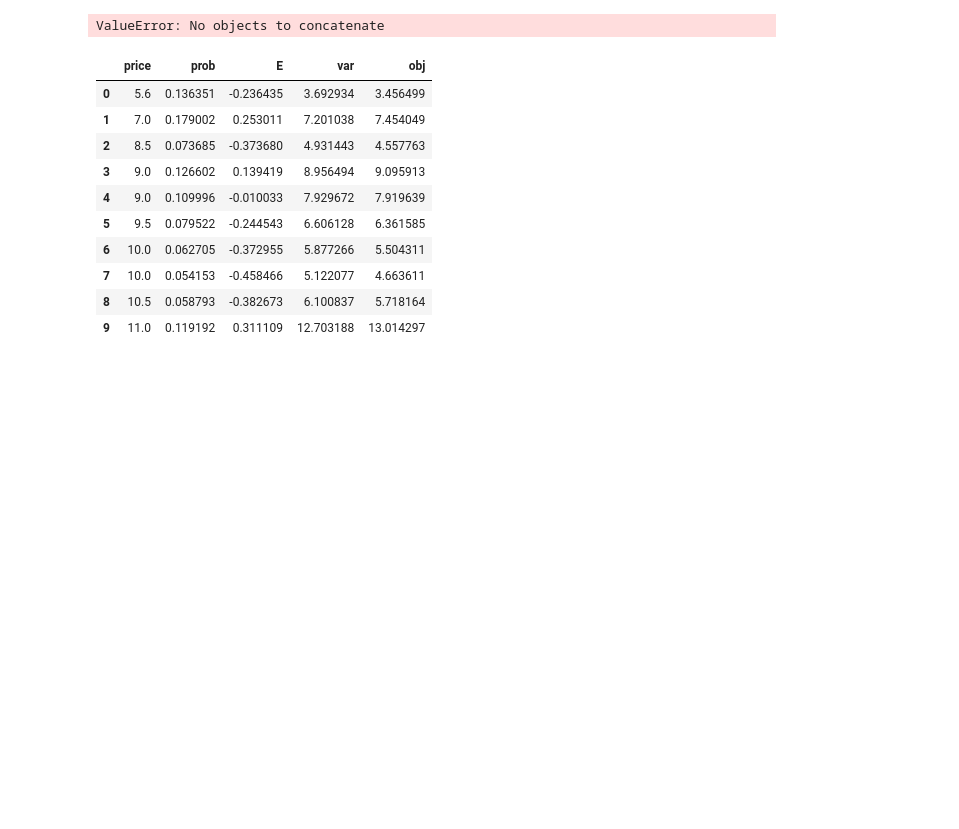
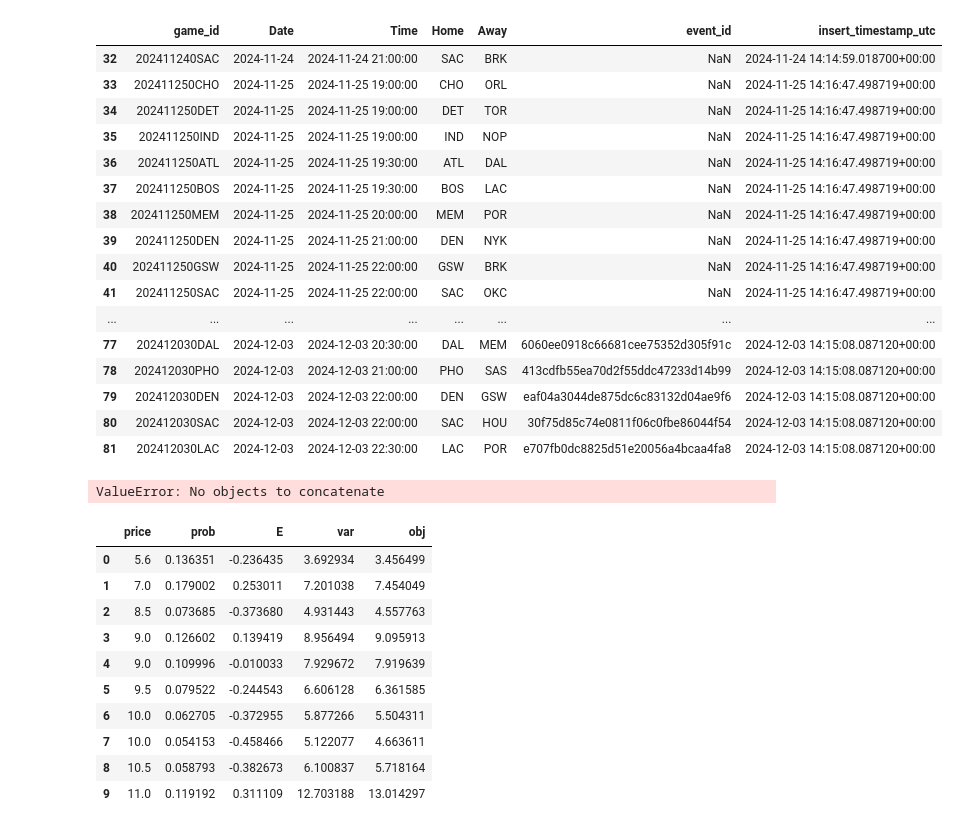
Before and after one commit to martinbog19/LeFirstBasket, a Jupyter notebook: run_before_game.ipynb, the cells around one changed output. Cells and saved outputs as stored; diff of their text form; code cells hidden in the pictures; blank space fills up the shorter version.

```diff
--- a/run_before_game.ipynb
+++ b/run_before_game.ipynb
@@ -2,6 +2,26 @@
 import pandas as pd
 from datetime import datetime, timedelta, timezone
 from zoneinfo import ZoneInfo
+# %%
+pd.read_csv('data/games.csv').tail(50)
+# %% [output]
+|  | game_id | Date | Time | Home | Away | event_id | insert_timestamp_utc |
+| 32 | 202411240SAC | 2024-11-24 | 2024-11-24 21:00:00 | SAC | BRK | NaN | 2024-11-24 14:14:59.018700+00:00 |
+| 33 | 202411250CHO | 2024-11-25 | 2024-11-25 19:00:00 | CHO | ORL | NaN | 2024-11-25 14:16:47.498719+00:00 |
+| 34 | 202411250DET | 2024-11-25 | 2024-11-25 19:00:00 | DET | TOR | NaN | 2024-11-25 14:16:47.498719+00:00 |
+| 35 | 202411250IND | 2024-11-25 | 2024-11-25 19:00:00 | IND | NOP | NaN | 2024-11-25 14:16:47.498719+00:00 |
+| 36 | 202411250ATL | 2024-11-25 | 2024-11-25 19:30:00 | ATL | DAL | NaN | 2024-11-25 14:16:47.498719+00:00 |
+| 37 | 202411250BOS | 2024-11-25 | 2024-11-25 19:30:00 | BOS | LAC | NaN | 2024-11-25 14:16:47.498719+00:00 |
+| 38 | 202411250MEM | 2024-11-25 | 2024-11-25 20:00:00 | MEM | POR | NaN | 2024-11-25 14:16:47.498719+00:00 |
+| 39 | 202411250DEN | 2024-11-25 | 2024-11-25 21:00:00 | DEN | NYK | NaN | 2024-11-25 14:16:47.498719+00:00 |
+| 40 | 202411250GSW | 2024-11-25 | 2024-11-25 22:00:00 | GSW | BRK | NaN | 2024-11-25 14:16:47.498719+00:00 |
+| 41 | 202411250SAC | 2024-11-25 | 2024-11-25 22:00:00 | SAC | OKC | NaN | 2024-11-25 14:16:47.498719+00:00 |
+| ... | ... | ... | ... | ... | ... | ... | ... |
+| 77 | 202412030DAL | 2024-12-03 | 2024-12-03 20:30:00 | DAL | MEM | 6060ee0918c66681cee75352d305f91c | 2024-12-03 14:15:08.087120+00:00 |
+| 78 | 202412030PHO | 2024-12-03 | 2024-12-03 21:00:00 | PHO | SAS | 413cdfb55ea70d2f55ddc47233d14b99 | 2024-12-03 14:15:08.087120+00:00 |
+| 79 | 202412030DEN | 2024-12-03 | 2024-12-03 22:00:00 | DEN | GSW | eaf04a3044de875dc6c83132d04ae9f6 | 2024-12-03 14:15:08.087120+00:00 |
+| 80 | 202412030SAC | 2024-12-03 | 2024-12-03 22:00:00 | SAC | HOU | 30f75d85c74e0811f06c0fbe86044f54 | 2024-12-03 14:15:08.087120+00:00 |
+| 81 | 202412030LAC | 2024-12-03 | 2024-12-03 22:30:00 | LAC | POR | e707fb0dc8825d51e20056a4bcaa4fa8 | 2024-12-03 14:15:08.087120+00:00 |
 # %%
 import requests
 from bs4 import BeautifulSoup
```
Also changed, not shown: 2 other files.
